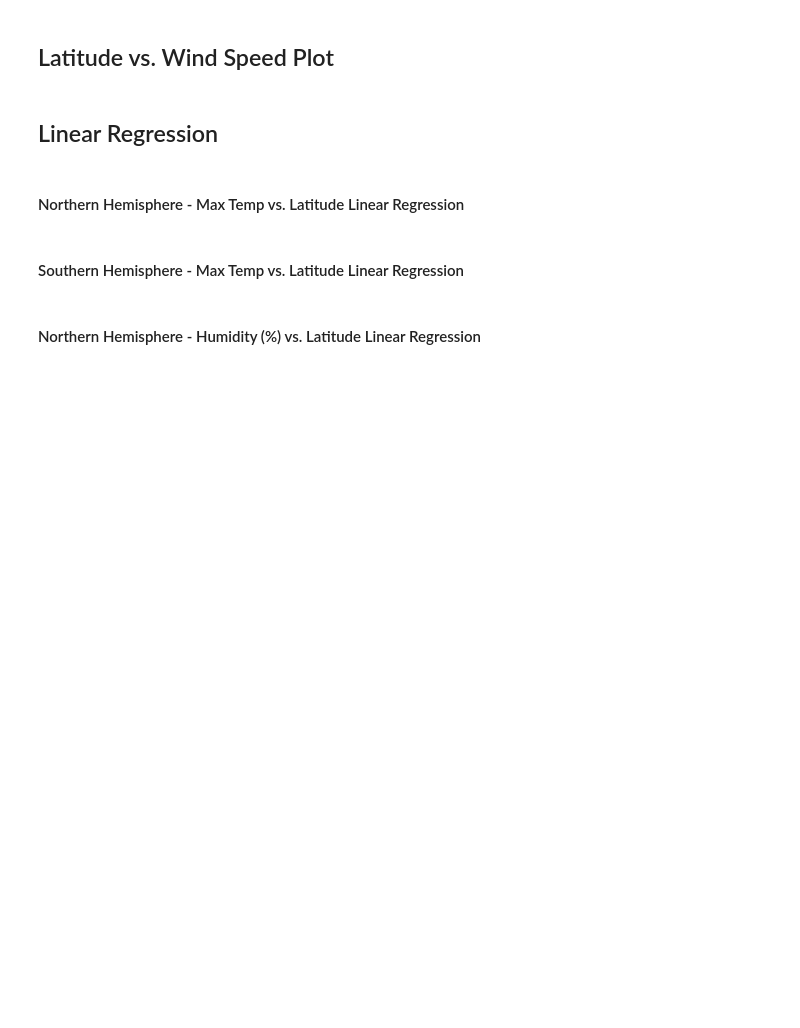
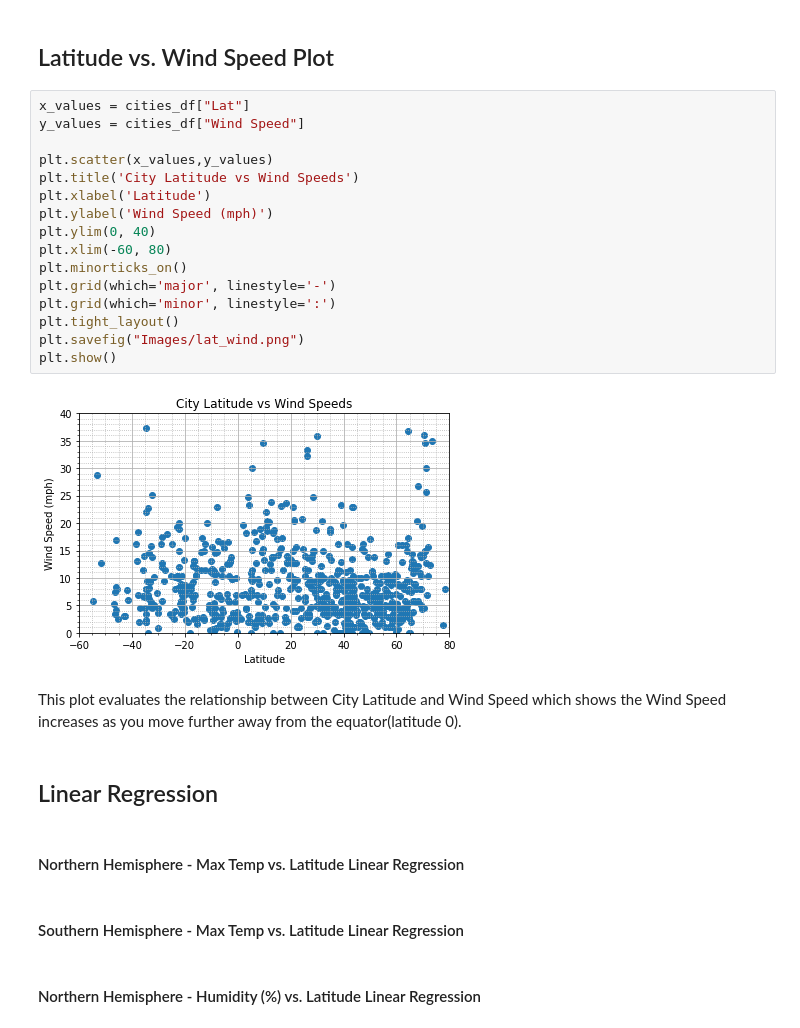
Before and after one commit to eddyannobil/python-api-challenge, a Jupyter notebook: WeatherPy/WeatherPy.ipynb, the cells around one changed output. Drawn from its saved outputs; the diff is of its cells as text; blank space fills up the shorter version.

```diff
--- a/WeatherPy/WeatherPy.ipynb
+++ b/WeatherPy/WeatherPy.ipynb
@@ -177,5 +228,25 @@ humidity_df
 # %% [markdown]
 ## Latitude vs. Wind Speed Plot
+# %%
+x_values = cities_df["Lat"]
+y_values = cities_df["Wind Speed"]
+
+plt.scatter(x_values,y_values)
+plt.title('City Latitude vs Wind Speeds')
+plt.xlabel('Latitude')
+plt.ylabel('Wind Speed (mph)')
+plt.ylim(0, 40)
+plt.xlim(-60, 80)
+plt.minorticks_on()
+plt.grid(which='major', linestyle='-')
+plt.grid(which='minor', linestyle=':')
+plt.tight_layout()
+plt.savefig("Images/lat_wind.png")
+plt.show()
+# %% [output]
+[figure, added]
+# %% [markdown]
+This plot evaluates the relationship between City Latitude and Wind Speed which shows the Wind Speed increases as you move further away from the equator(latitude 0).
 # %% [markdown]
 ## Linear Regression
 # %% [markdown]
```
Also changed, not shown: parts of 9 cells of this notebook, 5 other files.
